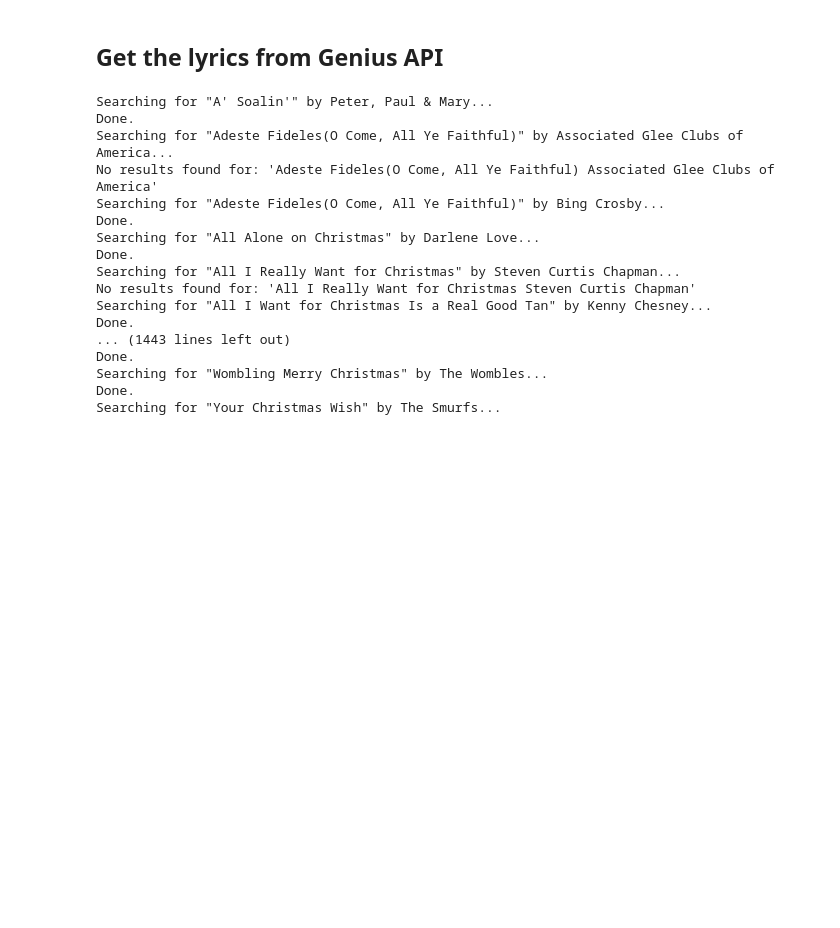
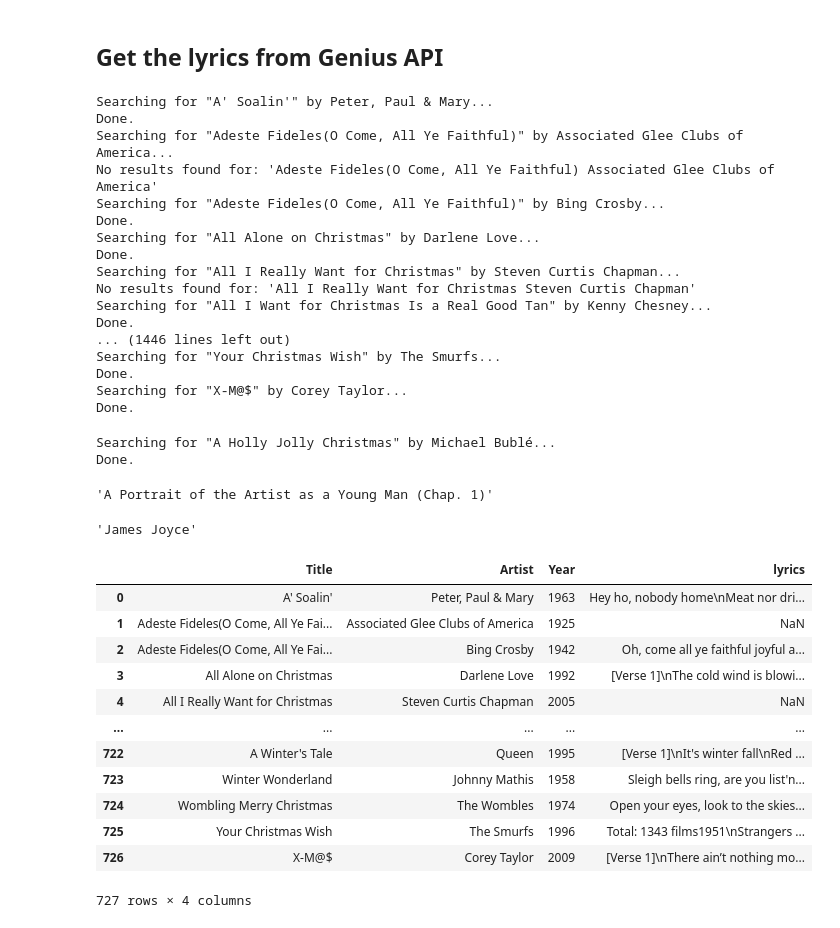
Before and after one commit to glep93/X-mas_song_generator, a Jupyter notebook: generate_training_set.ipynb, the cells around one changed output. Cells and saved outputs as stored; diff of their text form; code cells hidden in the pictures; blank space fills up the shorter version.

```diff
--- a/generate_training_set.ipynb
+++ b/generate_training_set.ipynb
@@ -41,8 +41,6 @@ for i , row in df.iterrows():
         df.at[i,'lyrics'] = song.lyrics
     except:
         continue
-
-df.to_csv('xmas-songs.csv')
 # %% [output]
 Searching for "A' Soalin'" by Peter, Paul & Mary...
 Done.
@@ -56,8 +54,8 @@ Searching for "All I Really Want for Christmas" by Steven Curtis Chapman...
 No results found for: 'All I Really Want for Christmas Steven Curtis Chapman'
 Searching for "All I Want for Christmas Is a Real Good Tan" by Kenny Chesney...
 Done.
-... (1443 lines left out)
+... (1446 lines left out)
+Searching for "Your Christmas Wish" by The Smurfs...
 Done.
-Searching for "Wombling Merry Christmas" by The Wombles...
+Searching for "X-M@$" by Corey Taylor...
 Done.
-Searching for "Your Christmas Wish" by The Smurfs...
@@ -63,0 +64,29 @@ Searching for "Your Christmas Wish" by The Smurfs...
+# %%
+song = api.search_song('A Holly Jolly Christmas', 'Michael Bublé')
+# %% [output]
+Searching for "A Holly Jolly Christmas" by Michael Bublé...
+Done.
+# %%
+song.title
+# %% [output]
+'A Portrait of the Artist as a Young Man (Chap. 1)'
+# %%
+song.artist
+# %% [output]
+'James Joyce'
+# %%
+pd.read_csv('https://raw.githubusercontent.com/glep93/X-mas_song_generator/main/xmas-songs.csv')
+# %% [output]
+|  | Title | Artist | Year | lyrics |
+| 0 | A' Soalin' | Peter, Paul & Mary | 1963 | Hey ho, nobody home\nMeat nor dri... |
+| 1 | Adeste Fideles(O Come, All Ye Fai... | Associated Glee Clubs of America | 1925 | NaN |
+| 2 | Adeste Fideles(O Come, All Ye Fai... | Bing Crosby | 1942 | Oh, come all ye faithful joyful a... |
+| 3 | All Alone on Christmas | Darlene Love | 1992 | [Verse 1]\nThe cold wind is blowi... |
+| 4 | All I Really Want for Christmas | Steven Curtis Chapman | 2005 | NaN |
+| ... | ... | ... | ... | ... |
+| 722 | A Winter's Tale | Queen | 1995 | [Verse 1]\nIt's winter fall\nRed ... |
+| 723 | Winter Wonderland | Johnny Mathis | 1958 | Sleigh bells ring, are you list'n... |
+| 724 | Wombling Merry Christmas | The Wombles | 1974 | Open your eyes, look to the skies... |
+| 725 | Your Christmas Wish | The Smurfs | 1996 | Total: 1343 films1951\nStrangers ... |
+| 726 | X-M@$ | Corey Taylor | 2009 | [Verse 1]\nThere ain’t nothing mo... |
+727 rows × 4 columns
```
Also changed, not shown: parts of 1 cell of this notebook, 17 other files.
